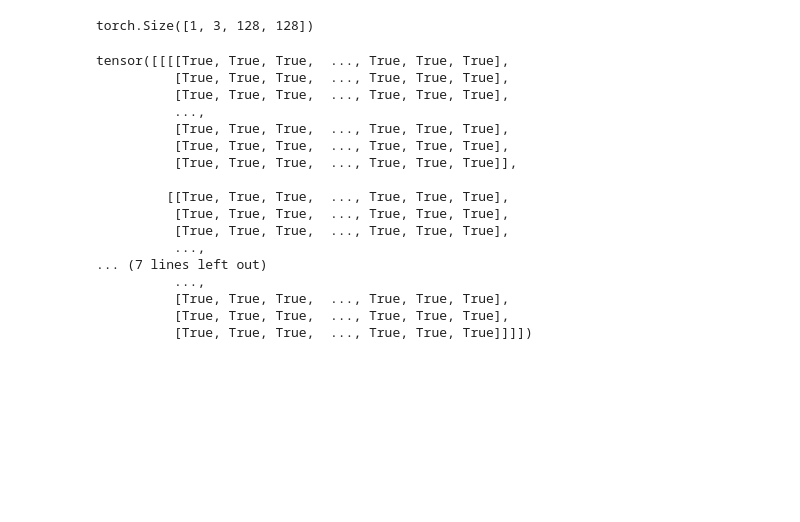
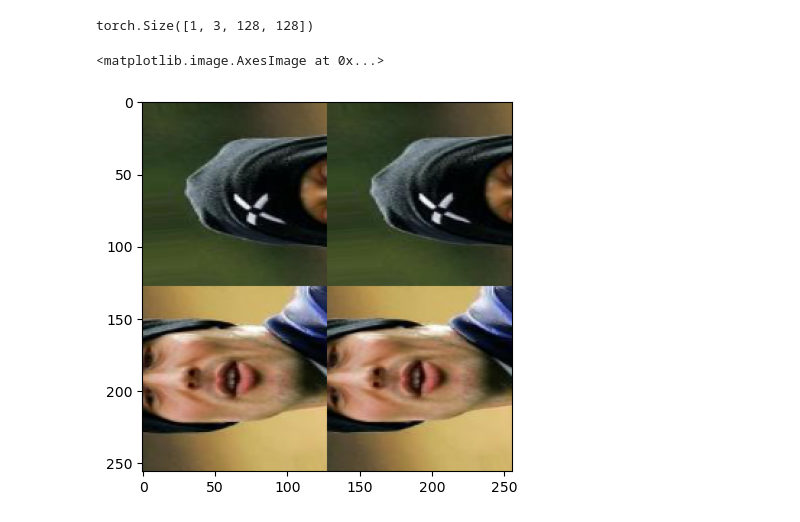
Before and after one commit to DasDingoCodes/patched-diffusion-models, a Jupyter notebook: test_img_patch.ipynb, the cells around one changed output. Saved outputs shown, nothing was run; the diff lists cells and outputs as text; code cells hidden in the pictures; blank space fills up the shorter version.

```diff
--- a/test_img_patch.ipynb
+++ b/test_img_patch.ipynb
@@ -248,23 +226,3 @@ torch.Size([1, 16, 3, 32, 32])
 torch.Size([1, 48, 32, 32])
 torch.Size([1, 16, 3, 32, 32])
 torch.Size([1, 3, 128, 128])
-# %%
-input == output
-# %% [output]
-tensor([[[[True, True, True,  ..., True, True, True],
-          [True, True, True,  ..., True, True, True],
-          [True, True, True,  ..., True, True, True],
-          ...,
-          [True, True, True,  ..., True, True, True],
-          [True, True, True,  ..., True, True, True],
-          [True, True, True,  ..., True, True, True]],
-
-         [[True, True, True,  ..., True, True, True],
-          [True, True, True,  ..., True, True, True],
-          [True, True, True,  ..., True, True, True],
-          ...,
-... (7 lines left out)
-          ...,
-          [True, True, True,  ..., True, True, True],
-          [True, True, True,  ..., True, True, True],
-          [True, True, True,  ..., True, True, True]]]])
@@ -270,0 +238,45 @@ tensor([[[[True, True, True,  ..., True, True, True],
+# %%
+def make_jigsaw_puzzle(x, grid_size=(2, 2)):
+    # x shape is B x C x H x W
+    B, C, H, W = x.size()
+
+    assert H % grid_size[0] == 0
+    assert W % grid_size[1] == 0
+
+    x_jigsaw = x.unfold(2, H // grid_size[0], H // grid_size[0])
+    x_jigsaw = x_jigsaw.contiguous().view(
+        B,
+        C * grid_size[0],
+        H // grid_size[0],
+        W
+    )
+    x_jigsaw = x_jigsaw.unfold(3, W // grid_size[1], W // grid_size[1])
+    x_jigsaw = x_jigsaw.contiguous().view(
+        B,
+        C * grid_size[0]*grid_size[1],
+        H // grid_size[0],
+        W // grid_size[1]
+    )
+    return x_jigsaw
+# %%
+def jigsaw_to_image(x, grid_size=(2, 2)):
+    # x shape is B x C*P*P x jigsaw_H x jigsaw_W
+    B, CPP, J_H, J_W = x.size()
+    C = CPP // grid_size[0] // grid_size[1]
+
+    x_image = x.view(B, C, grid_size[0], grid_size[1], J_H, J_W)
+    output_h = grid_size[0] * J_H
+    output_w = grid_size[1] * J_W
+    # print(x_image.shape)
+    # x_image = x_image.permute(0, 3, 1, 4, 2, 5).contiguous()
+    # print(x_image.shape)
+    #x_image = x_image.view(B, C, output_h, output_w)
+    x_image = x_image.view(B, C, output_h, output_w)
+    return x_image
+
+x = make_jigsaw_puzzle(img_first)
+y = jigsaw_to_image(x)
+plt.imshow(tensor_to_np_img(y))
+# %% [output]
+<matplotlib.image.AxesImage at 0x...>
+[figure, added]
```
Also changed, not shown: parts of 6 cells of this notebook, 1 other file.
